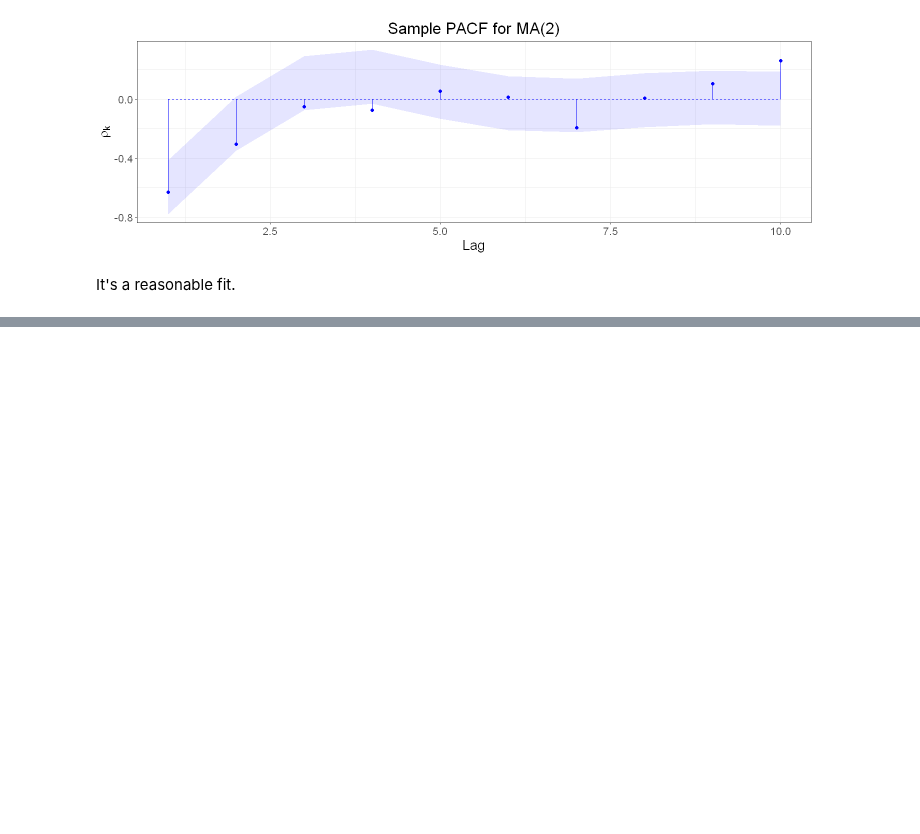
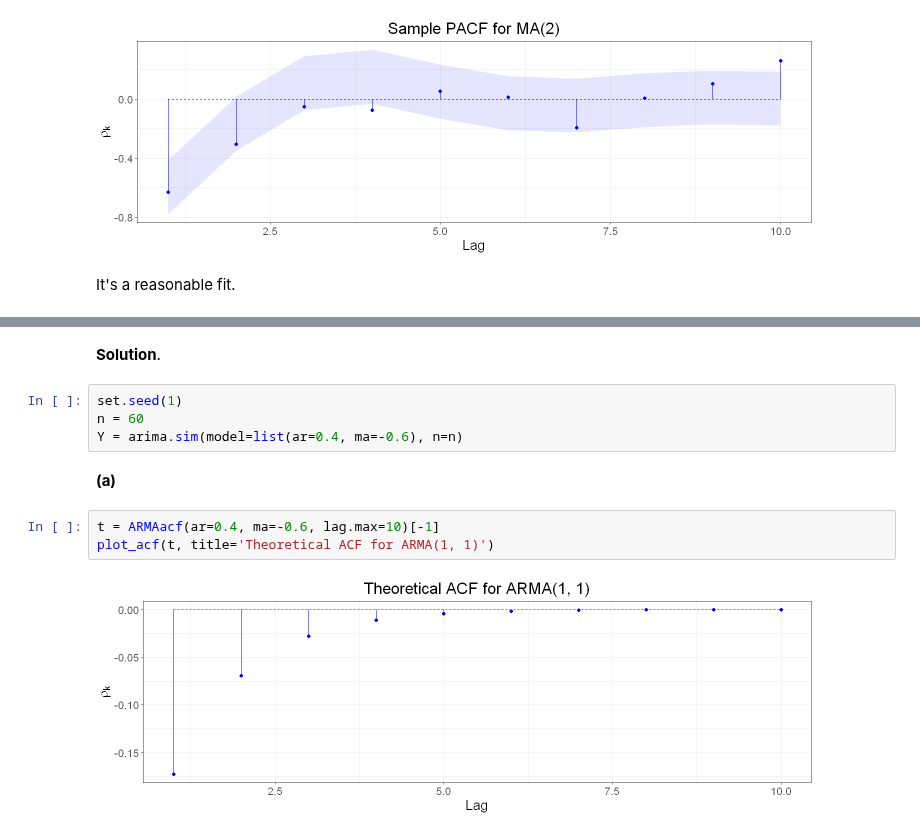
Before and after one commit to telmo-correa/time-series-analysis, a Jupyter notebook: R/Chapter 06 (Ex 21 - 30) - Model Specification.ipynb, the cells around one changed output, grey strips where cells are left out. Drawn from its saved outputs; the diff is of its cells as text; blank space fills up the shorter version.

```diff
--- a/R/Chapter 06 (Ex 21 - 30) - Model Specification.ipynb
+++ b/R/Chapter 06 (Ex 21 - 30) - Model Specification.ipynb
@@ -582,0 +595,13 @@ It's a reasonable fit.
+# %% [markdown]
+**Solution**.
+# %%
+set.seed(1)
+n = 60
+Y = arima.sim(model=list(ar=0.4, ma=-0.6), n=n)
+# %% [markdown]
+**(a)**
+# %%
+t = ARMAacf(ar=0.4, ma=-0.6, lag.max=10)[-1]
+plot_acf(t, title='Theoretical ACF for ARMA(1, 1)')
+# %% [output]
+[figure, added]
```
Also changed, not shown: parts of 48 cells of this notebook, 1 other file.
